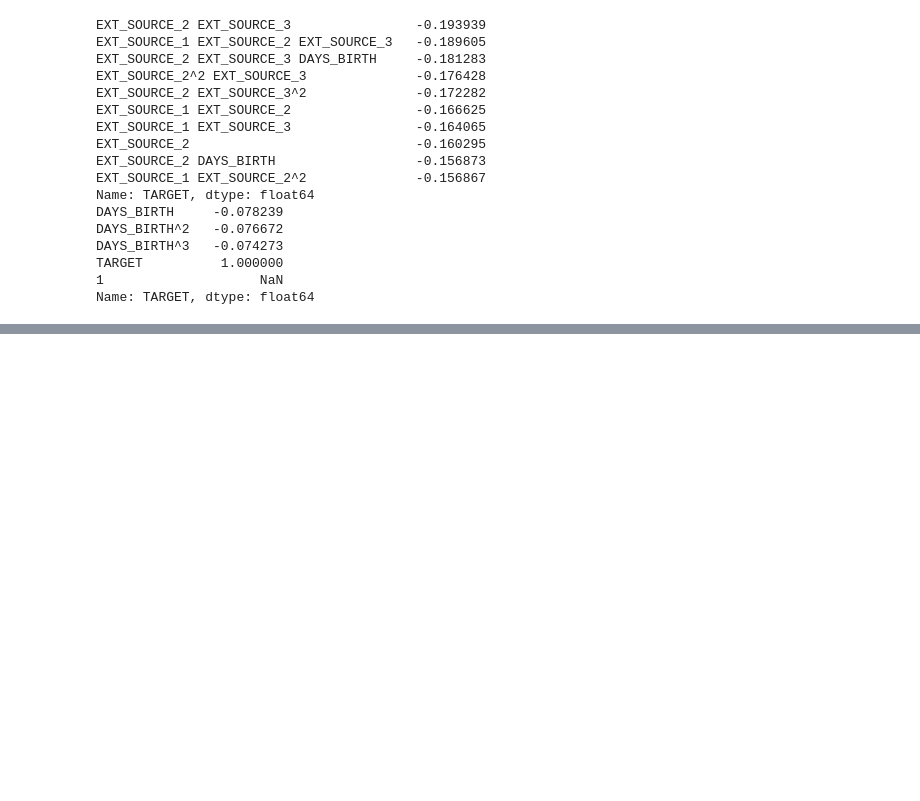
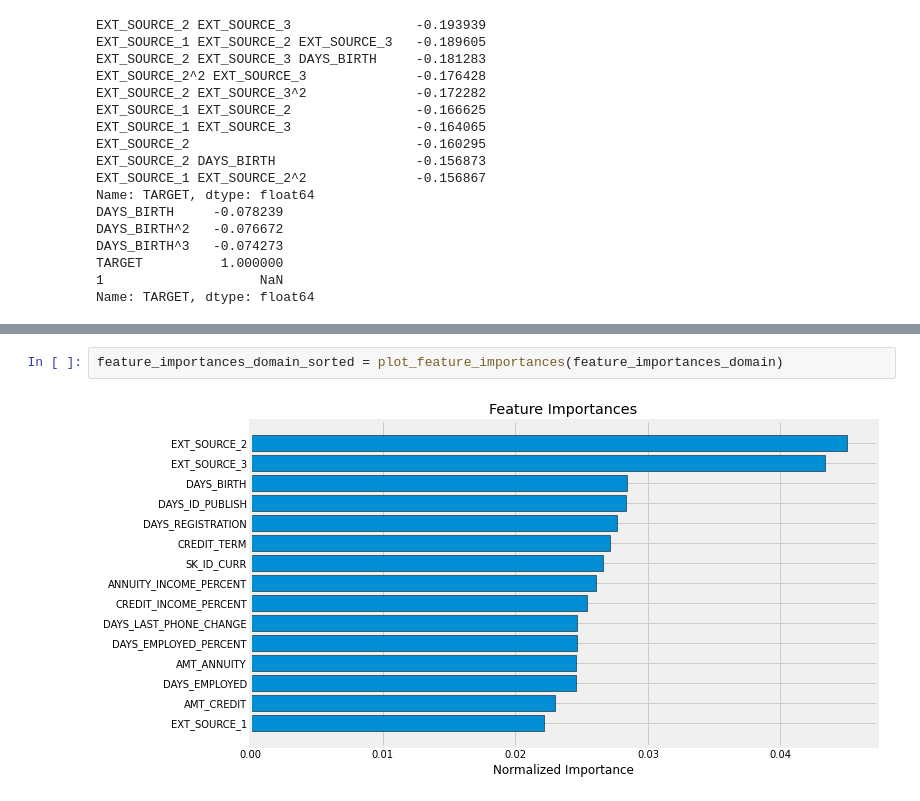
Before and after one commit to XuRui314/Kaggle-Practice, a Jupyter notebook: Home_Credit_Default_Risk_Part_1.ipynb, the cells around one changed output, grey strips where cells are left out. Drawn from its saved outputs; the diff is of its cells as text; blank space fills up the shorter version.

```diff
--- a/Home_Credit_Default_Risk_Part_1.ipynb
+++ b/Home_Credit_Default_Risk_Part_1.ipynb
@@ -652,0 +984,4 @@ Name: TARGET, dtype: float64
+# %%
+feature_importances_domain_sorted = plot_feature_importances(feature_importances_domain)
+# %% [output]
+[figure, added]
```
Also changed, not shown: parts of 33 cells of this notebook.
